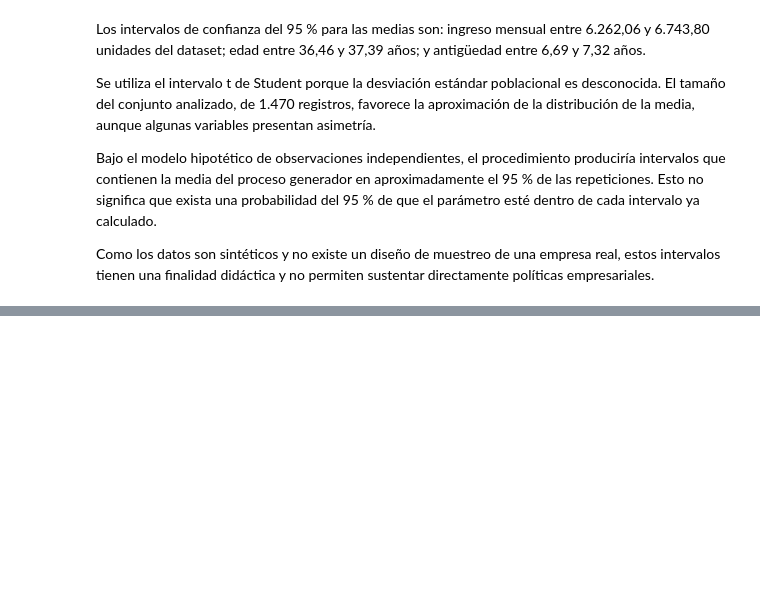
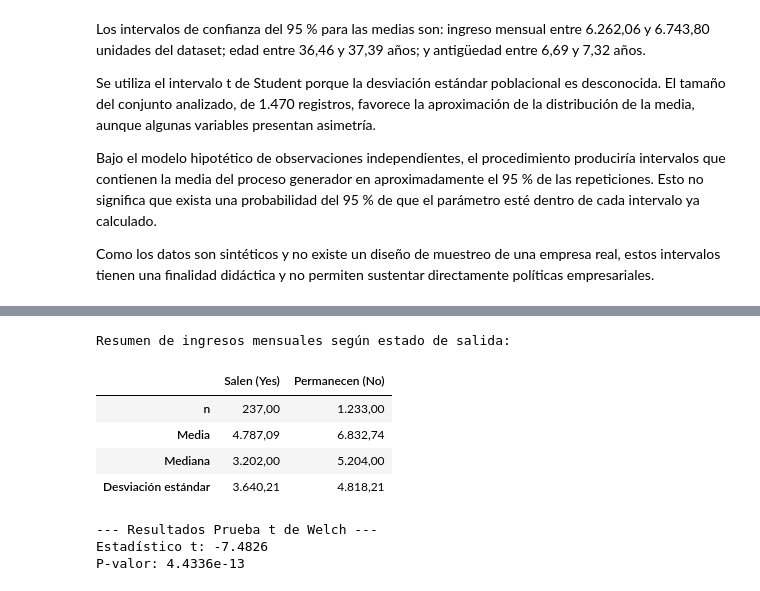
Before and after one commit to hernansaavedrag/estadisticaComputacional, a Jupyter notebook: Sumativa1/Sumativa1_IBM_HR.ipynb, the cells around one changed output, grey strips where cells are left out. Cells and saved outputs as stored; diff of their text form; code cells hidden in the pictures; blank space fills up the shorter version.

```diff
--- a/Sumativa1/Sumativa1_IBM_HR.ipynb
+++ b/Sumativa1/Sumativa1_IBM_HR.ipynb
@@ -880,0 +926,30 @@ Como los datos son sintéticos y no existe un diseño de muestreo de una empresa
+# %%
+# 2. Prueba de Welch: MonthlyIncome según Attrition
+ingresos_salen = analisis[analisis['Attrition'] == 'Yes']['MonthlyIncome']
+ingresos_permanecen = analisis[analisis['Attrition'] == 'No']['MonthlyIncome']
+
+# Estadísticos descriptivos previos para el ingreso por grupo
+resumen_ingresos = pd.DataFrame({
+    'Salen (Yes)': [ingresos_salen.count(), ingresos_salen.mean(), ingresos_salen.median(), ingresos_salen.std()],
+    'Permanecen (No)': [ingresos_permanecen.count(), ingresos_permanecen.mean(), ingresos_permanecen.median(), ingresos_permanecen.std()]
+}, index=['n', 'Media', 'Mediana', 'Desviación estándar'])
+
+print("Resumen de ingresos mensuales según estado de salida:")
+display(resumen_ingresos.map(lambda x: f"{x:,.2f}".replace(",", "X").replace(".", ",").replace("X", ".")))
+
+# Aplicar la prueba t de Welch (equal_var=False)
+t_stat, p_val_welch = stats.ttest_ind(ingresos_salen, ingresos_permanecen, equal_var=False)
+
+print("\n--- Resultados Prueba t de Welch ---")
+print(f"Estadístico t: {t_stat:.4f}")
+print(f"P-valor: {p_val_welch:.4e}")
+# %% [output]
+Resumen de ingresos mensuales según estado de salida:
+|  | Salen (Yes) | Permanecen (No) |
+| n | 237,00 | 1.233,00 |
+| Media | 4.787,09 | 6.832,74 |
+| Mediana | 3.202,00 | 5.204,00 |
+| Desviación estándar | 3.640,21 | 4.818,21 |
+--- Resultados Prueba t de Welch ---
+Estadístico t: -7.4826
+P-valor: 4.4336e-13
```
Also changed, not shown: parts of 5 cells of this notebook.
